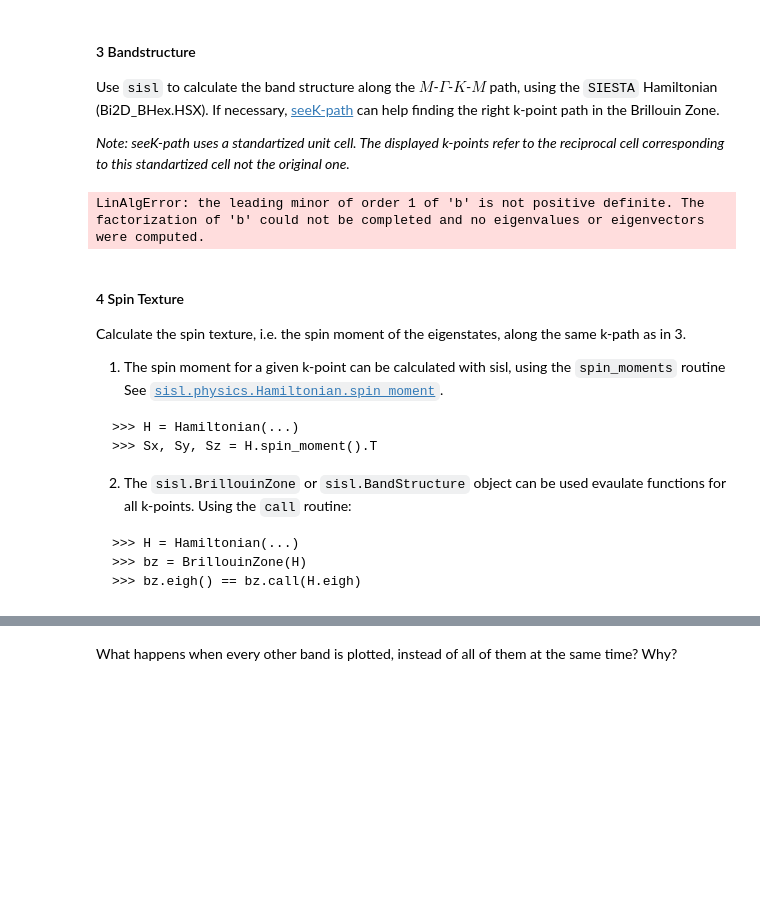
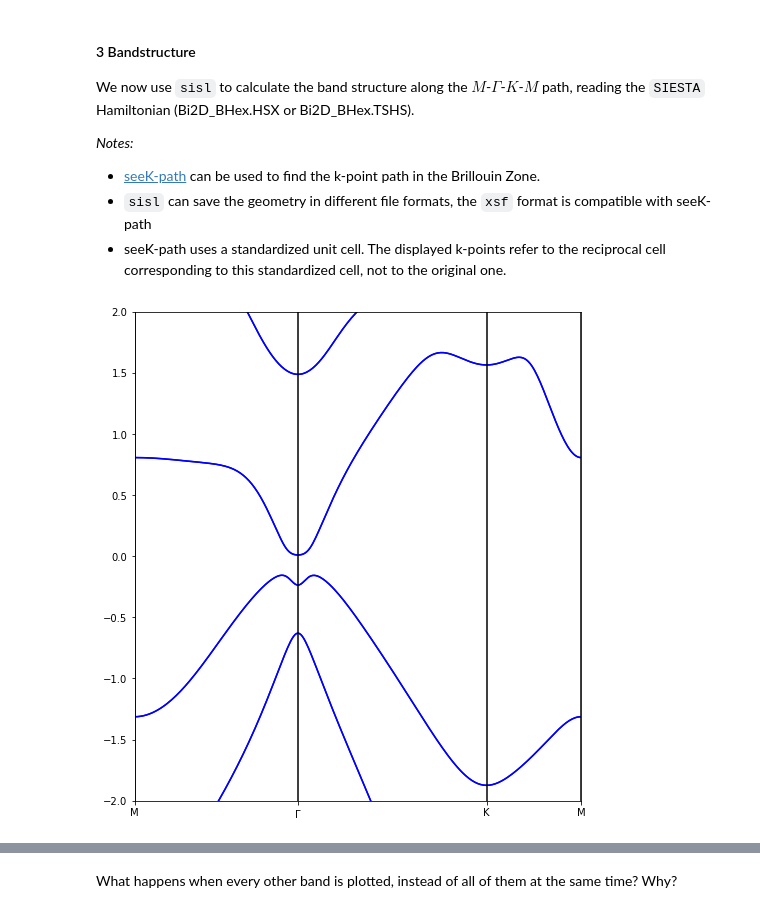
Before and after one commit to nils-wittemeier/TopoToolsSiesta, a Jupyter notebook: Tutorials/Solution/SpinTexture.ipynb, the cells around one changed output, grey strips where cells are left out. Saved outputs shown, nothing was run; the diff lists cells and outputs as text; code cells hidden in the pictures; blank space fills up the shorter version.

````diff
--- a/Tutorials/Solution/SpinTexture.ipynb
+++ b/Tutorials/Solution/SpinTexture.ipynb
@@ -49,13 +57,16 @@ We can check the output file to ensure that the calculation converged and no err
 # %% [markdown]
 #### 3 Bandstructure
 
-Use ```sisl``` to calculate the band structure along the $M$-$\Gamma$-$K$-$M$ path, using the ```SIESTA``` Hamiltonian (Bi2D_BHex.HSX). If necessary, [seeK-path](https://www.materialscloud.org/work/tools/seekpath) can help finding the right k-point path in the Brillouin Zone.
+We now use ```sisl``` to calculate the band structure along the $M$-$\Gamma$-$K$-$M$ path, reading the ```SIESTA``` Hamiltonian (Bi2D_BHex.HSX or Bi2D_BHex.TSHS).
 
-*Note: seeK-path uses a standartized unit cell. The displayed k-points refer to the reciprocal cell corresponding to this standartized cell not the original one.*
+*Notes:*
+- [seeK-path](https://www.materialscloud.org/work/tools/seekpath) can be used to find the k-point path in the Brillouin Zone.
+- ```sisl``` can save the geometry in different file formats, the ```xsf``` format is compatible with seeK-path
+- seeK-path uses a standardized unit cell. The displayed k-points refer to the reciprocal cell corresponding to this standardized cell, not to the original one.
 # %%
 # Read the Hamiltonian from siesta output and create sisl.BandStructure
 sile = sisl.get_sile('siesta_work/Bi2D_BHex.fdf')
-H = sile.read_hamiltonian(geometry=sile.read_geometry())
+H = sile.read_hamiltonian()
 EFermi = sile.read_fermi_level()
 
 kpath = sisl.BandStructure(H, point=[[1./2, 0., 0.], [0., 0., 0.],
@@ -68,35 +79,19 @@ lk = kpath.lineark()
 xtick, xtick_label = kpath.lineartick()
 bands = kpath.eigh()
 nk, nbands = bands.shape
-# %% [output]
-LinAlgError: the leading minor of order 1 of 'b' is not positive definite. The factorization of 'b' could not be completed and no eigenvalues or eigenvectors were computed.
 # %%
 # Plot the band structure
 fig, ax = plt.subplots(1, 1, figsize=(8,9))
 ymin, ymax = (-2, 2)
 
 for ibnd in range(nbands):
-    ax.plot(lk, bands[:, ibnd] - EFermi, 'b')
+    ax.plot(lk, bands[:, ibnd], 'b')
 
 ax.set_xlim(min(lk), max(lk))
 ax.set_ylim(ymin, ymax)
 ax.xaxis.set_ticks(xtick)
 ax.set_xticklabels(xtick_label)
 for tick in xtick:
     ax.plot([tick, tick], [ymin, ymax], 'k')
+# %% [output]
+[figure, added]
-# %% [markdown]
-#### 4 Spin Texture
-
-Calculate the spin texture, i.e. the spin moment of the eigenstates, along the same k-path as in 3.
-
-1. The spin moment for a given k-point can be calculated with sisl, using the ```spin_moments``` routine See [```sisl.physics.Hamiltonian.spin_moment```](http://zerothi.github.io/sisl/docs/latest/api-generated/sisl.physics.Hamiltonian.html?highlight=spin_moment#sisl.physics.Hamiltonian.spin_moment).
-```
->>> H = Hamiltonian(...)
->>> Sx, Sy, Sz = H.spin_moment().T
-```
-2. The ``sisl.BrillouinZone`` or ``sisl.BandStructure`` object can be used evaulate functions for all k-points. Using the ```call``` routine:
-```
->>> H = Hamiltonian(...)
->>> bz = BrillouinZone(H)
->>> bz.eigh() == bz.call(H.eigh)
-```
````
Also changed, not shown: parts of 4 cells of this notebook, 16 other files.
